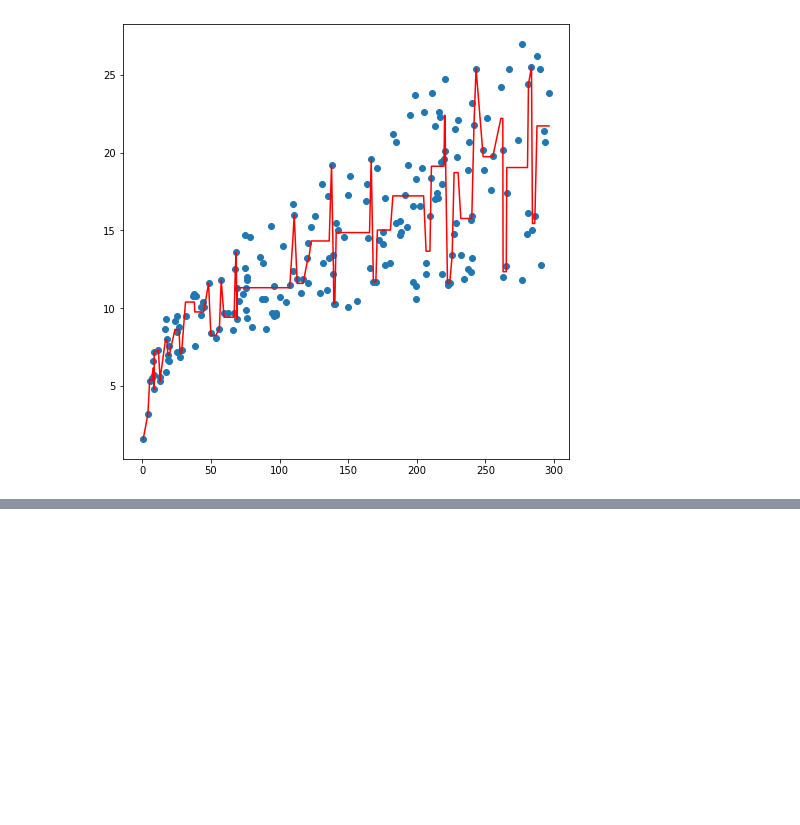
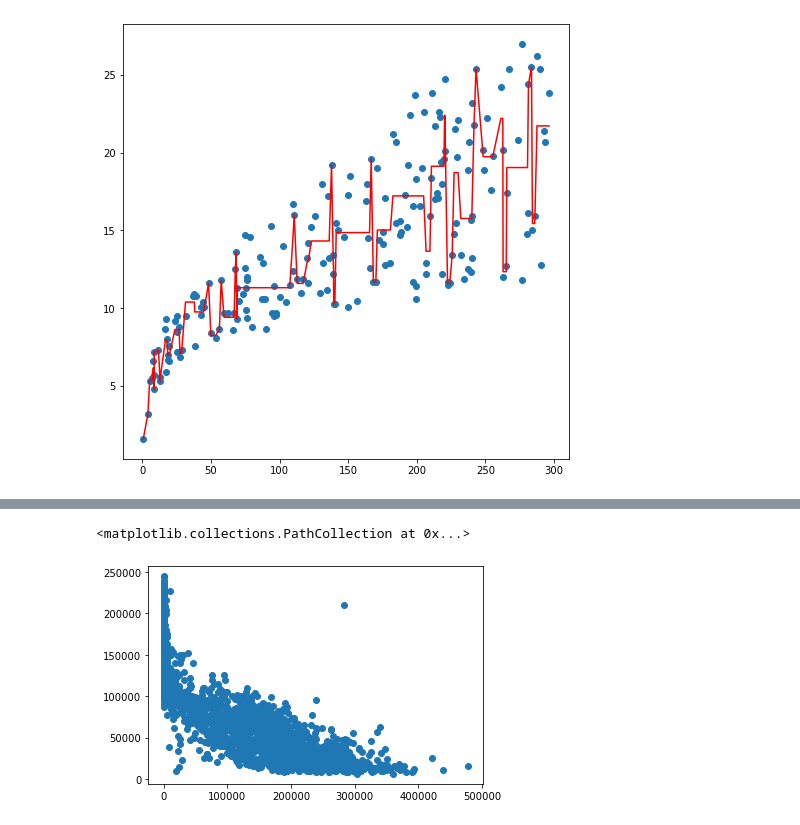
Before and after one commit to pad1903alx/kursalx, a Jupyter notebook: Dzien08/03-dt-regresja.ipynb, the cells around one changed output, grey strips where cells are left out. Saved outputs shown, nothing was run; the diff lists cells and outputs as text; code cells hidden in the pictures; blank space fills up the shorter version.

```diff
--- a/Dzien08/03-dt-regresja.ipynb
+++ b/Dzien08/03-dt-regresja.ipynb
@@ -44,0 +95,5 @@ print(r2_score(y , model.predict(X) ))
+# %%
+plt.scatter( df.Przebieg, df.Cena )
+# %% [output]
+<matplotlib.collections.PathCollection at 0x...>
+[figure, added]
```
Also changed, not shown: parts of 15 cells of this notebook, 2 other files.
